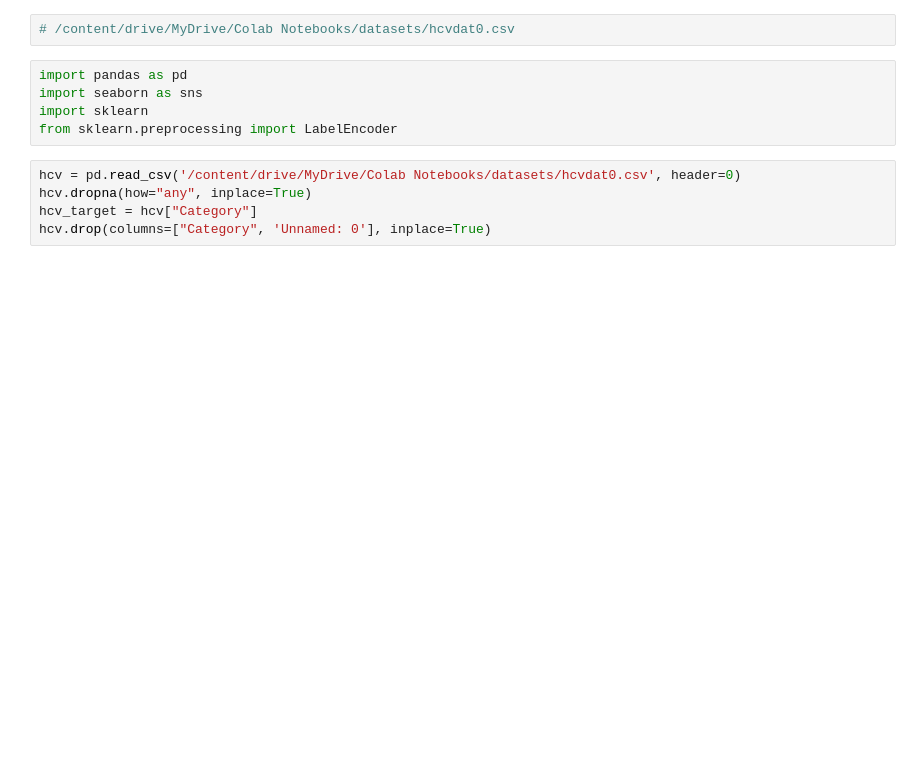
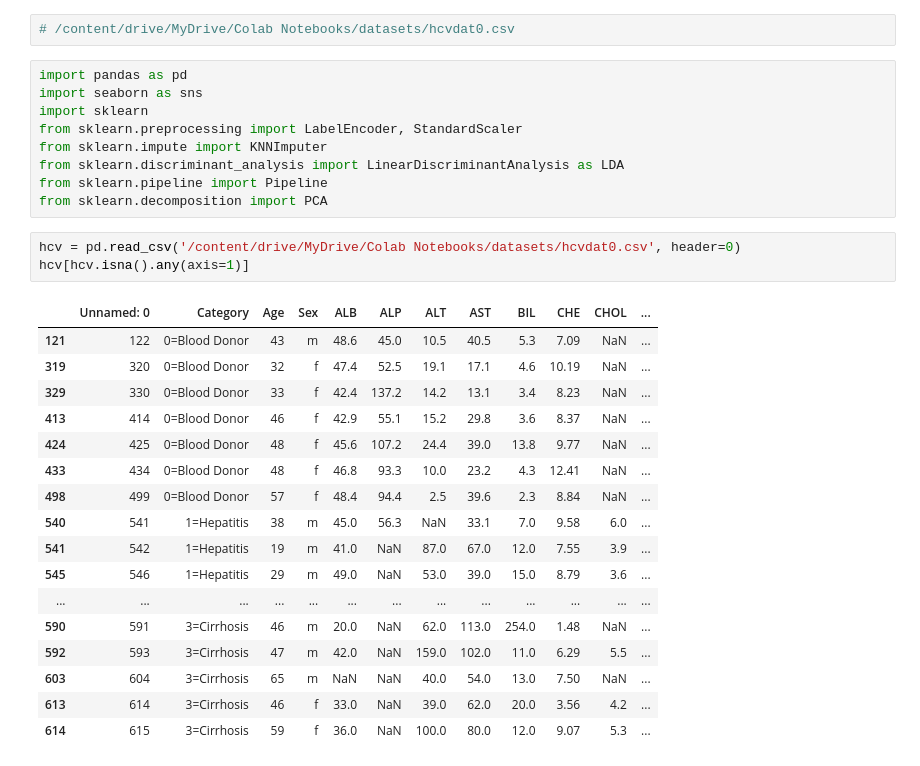
Before and after one commit to 11jolek11/BigDataHCVproject, a Jupyter notebook: BigDataHCV.ipynb, the cells around one changed output. Drawn from its saved outputs; the diff is of its cells as text; blank space fills up the shorter version.

```diff
--- a/BigDataHCV.ipynb
+++ b/BigDataHCV.ipynb
@@ -6,9 +6,29 @@
 import pandas as pd
 import seaborn as sns
 import sklearn
-from sklearn.preprocessing import LabelEncoder
+from sklearn.preprocessing import LabelEncoder, StandardScaler
+from sklearn.impute import KNNImputer
+from sklearn.discriminant_analysis import LinearDiscriminantAnalysis as LDA
+from sklearn.pipeline import Pipeline
+from sklearn.decomposition import PCA
 # %%
 hcv = pd.read_csv('/content/drive/MyDrive/Colab Notebooks/datasets/hcvdat0.csv', header=0)
-hcv.dropna(how="any", inplace=True)
-hcv_target = hcv["Category"]
-hcv.drop(columns=["Category", 'Unnamed: 0'], inplace=True)
+hcv[hcv.isna().any(axis=1)]
+# %% [output]
+|  | Unnamed: 0 | Category | Age | Sex | ALB | ALP | ALT | AST | BIL | CHE | CHOL | ... |
+| 121 | 122 | 0=Blood Donor | 43 | m | 48.6 | 45.0 | 10.5 | 40.5 | 5.3 | 7.09 | NaN | ... |
+| 319 | 320 | 0=Blood Donor | 32 | f | 47.4 | 52.5 | 19.1 | 17.1 | 4.6 | 10.19 | NaN | ... |
+| 329 | 330 | 0=Blood Donor | 33 | f | 42.4 | 137.2 | 14.2 | 13.1 | 3.4 | 8.23 | NaN | ... |
+| 413 | 414 | 0=Blood Donor | 46 | f | 42.9 | 55.1 | 15.2 | 29.8 | 3.6 | 8.37 | NaN | ... |
+| 424 | 425 | 0=Blood Donor | 48 | f | 45.6 | 107.2 | 24.4 | 39.0 | 13.8 | 9.77 | NaN | ... |
+| 433 | 434 | 0=Blood Donor | 48 | f | 46.8 | 93.3 | 10.0 | 23.2 | 4.3 | 12.41 | NaN | ... |
+| 498 | 499 | 0=Blood Donor | 57 | f | 48.4 | 94.4 | 2.5 | 39.6 | 2.3 | 8.84 | NaN | ... |
+| 540 | 541 | 1=Hepatitis | 38 | m | 45.0 | 56.3 | NaN | 33.1 | 7.0 | 9.58 | 6.0 | ... |
+| 541 | 542 | 1=Hepatitis | 19 | m | 41.0 | NaN | 87.0 | 67.0 | 12.0 | 7.55 | 3.9 | ... |
+| 545 | 546 | 1=Hepatitis | 29 | m | 49.0 | NaN | 53.0 | 39.0 | 15.0 | 8.79 | 3.6 | ... |
+| ... | ... | ... | ... | ... | ... | ... | ... | ... | ... | ... | ... | ... |
+| 590 | 591 | 3=Cirrhosis | 46 | m | 20.0 | NaN | 62.0 | 113.0 | 254.0 | 1.48 | NaN | ... |
+| 592 | 593 | 3=Cirrhosis | 47 | m | 42.0 | NaN | 159.0 | 102.0 | 11.0 | 6.29 | 5.5 | ... |
+| 603 | 604 | 3=Cirrhosis | 65 | m | NaN | NaN | 40.0 | 54.0 | 13.0 | 7.50 | NaN | ... |
+| 613 | 614 | 3=Cirrhosis | 46 | f | 33.0 | NaN | 39.0 | 62.0 | 20.0 | 3.56 | 4.2 | ... |
+| 614 | 615 | 3=Cirrhosis | 59 | f | 36.0 | NaN | 100.0 | 80.0 | 12.0 | 9.07 | 5.3 | ... |
```
Also changed, not shown: parts of 8 cells of this notebook.
